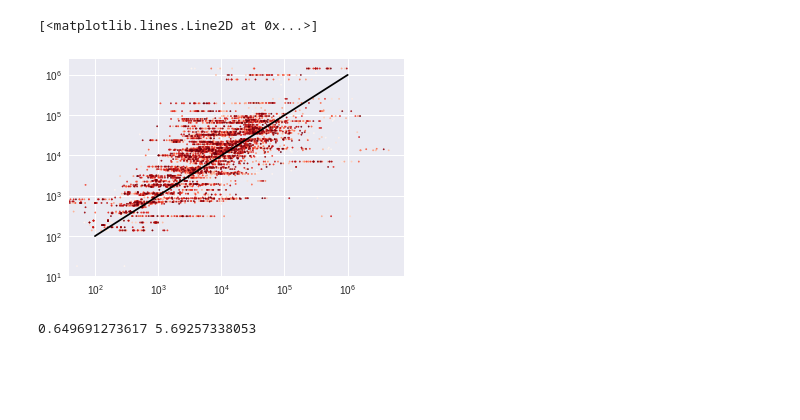
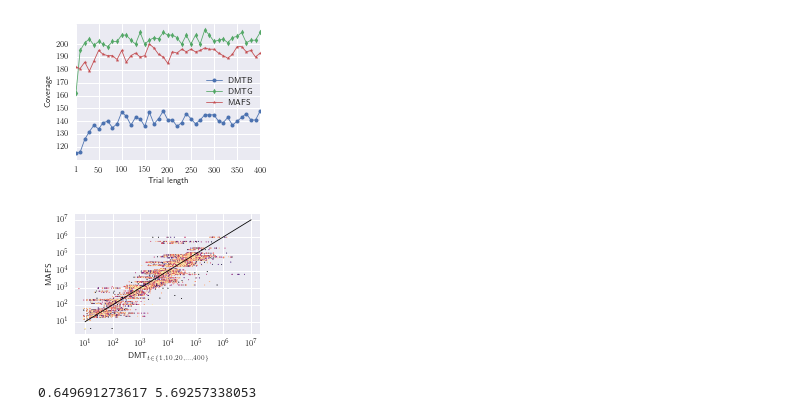
Before and after one commit to schultet/goa, a Jupyter notebook: driver/eval-dmt.ipynb, the cells around one changed output. Saved outputs shown, nothing was run; the diff lists cells and outputs as text; code cells hidden in the pictures; blank space fills up the shorter version.

```diff
--- a/driver/eval-dmt.ipynb
+++ b/driver/eval-dmt.ipynb
@@ -45,36 +49,71 @@ cov.plot(style=['o-', 'd-', '*-'])
+# %%
+plt.rc('text', usetex=True)
+plt.rcParams["figure.figsize"] = [3.3, 2.5] # width, height in inch
+#plt.rc('font', family='serif')
+
+cov = af.groupby(
+    by=['Domain', 'Problem', 'Config']).first().groupby(
+    by=['t', 'Search']).Plan.count().unstack('Search')
+#cov.style.highlight_max(axis=1)
+
+cov.plot(style=['o-', 'd-', '*-'], linewidth=.8, markersize=4)
+
+plt.xlabel('Trial length', fontsize=8)
+plt.ylabel('Coverage', fontsize=8)
+plt.yticks(range(120,210,10), fontsize=8)
+plt.xticks([1] + list(range(50,450,50)), fontsize=8)
+plt.legend(('DMTB', 'DMTG', 'MAFS'), loc='best', fontsize=8)
+plt.savefig('../data/line-coverage.pdf', bbox_inches='tight', dpi=300)
+# %% [output]
+[figure, added]
 # %%
 from matplotlib import cm
+plt.rcParams["figure.figsize"] = [3.3, 2.2] # width, height in inch
 
 cmp = af.groupby(
     by=['Domain', 'Problem', 'Config']).agg({
         'Expansions': 'sum',
         'MessagesOut': 'sum',
         'Cost': 'min',
         'Seconds': 'min',
         't': 'first',
         'Search': 'first',
     }).unstack('Config')
 
 configs=['dmtg-ff1-t{}'.format(i) for i in [1] + list(range(10,410,10))]
 versus='mafs-ff1-t1'
-colors = cm.get_cmap('Reds')
+colors = cm.get_cmap('magma')
 get_color = lambda x: colors(x/400.0)
 
 f, ax = plt.subplots()
 for c in configs:
-    ax.scatter(
-        x=cmp.Expansions[c],
-        y=cmp.Expansions[versus],
+    sctrs = ax.scatter(
+        x=cmp.MessagesOut[c],#.fillna(1e7),
+        y=cmp.MessagesOut[versus],#.fillna(1e7),
         c=get_color(cmp.t[c]),
-        s=2,
+        s=.5,
     )
 
 ax.set_xscale('log')
 ax.set_yscale('log')
-ax.plot([1e2,1e6], [1e2,1e6], c='black')
+
+
+ax.set_xticks([1e1,1e2,1e3,1e4,1e5,1e6,1e7])
+ax.set_yticks([1e1,1e2,1e3,1e4,1e5,1e6,1e7])
+
+plt.xticks(fontsize=8)
+plt.yticks(fontsize=8)
+
+ax.set_xlabel('DMT$_{t\in \{1,10,20,\dots,400\}}$', fontsize=8)
+ax.set_ylabel('MAFS', fontsize=8)
+ax.plot([1e1,1e7], [1e1,1e7], c='black', linewidth=.8)
+
+#plt.tight_layout()
+#plt.show()
+f.savefig('../data/scatter-messages.pdf', bbox_inches='tight', pad_inches=0)
+f.savefig('../data/scatter-messages.png', bbox_inches='tight', pad_inches=0, dpi=300)
 # %% [output]
-[<matplotlib.lines.Line2D at 0x...>]
-[figure, old version]
+[figure, new version]
 # %%
 from scipy import stats
 
```
Also changed, not shown: parts of 7 cells of this notebook, 9 other files.
